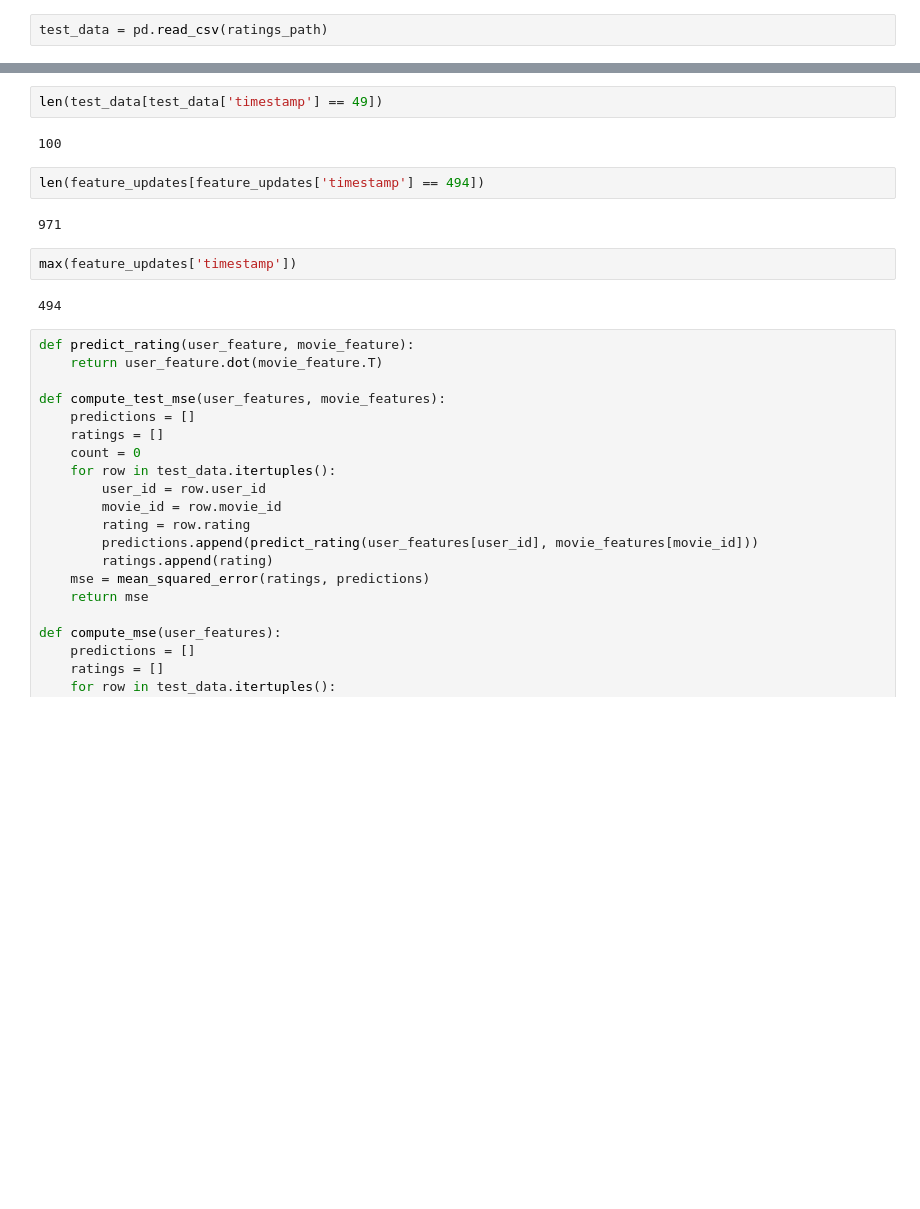
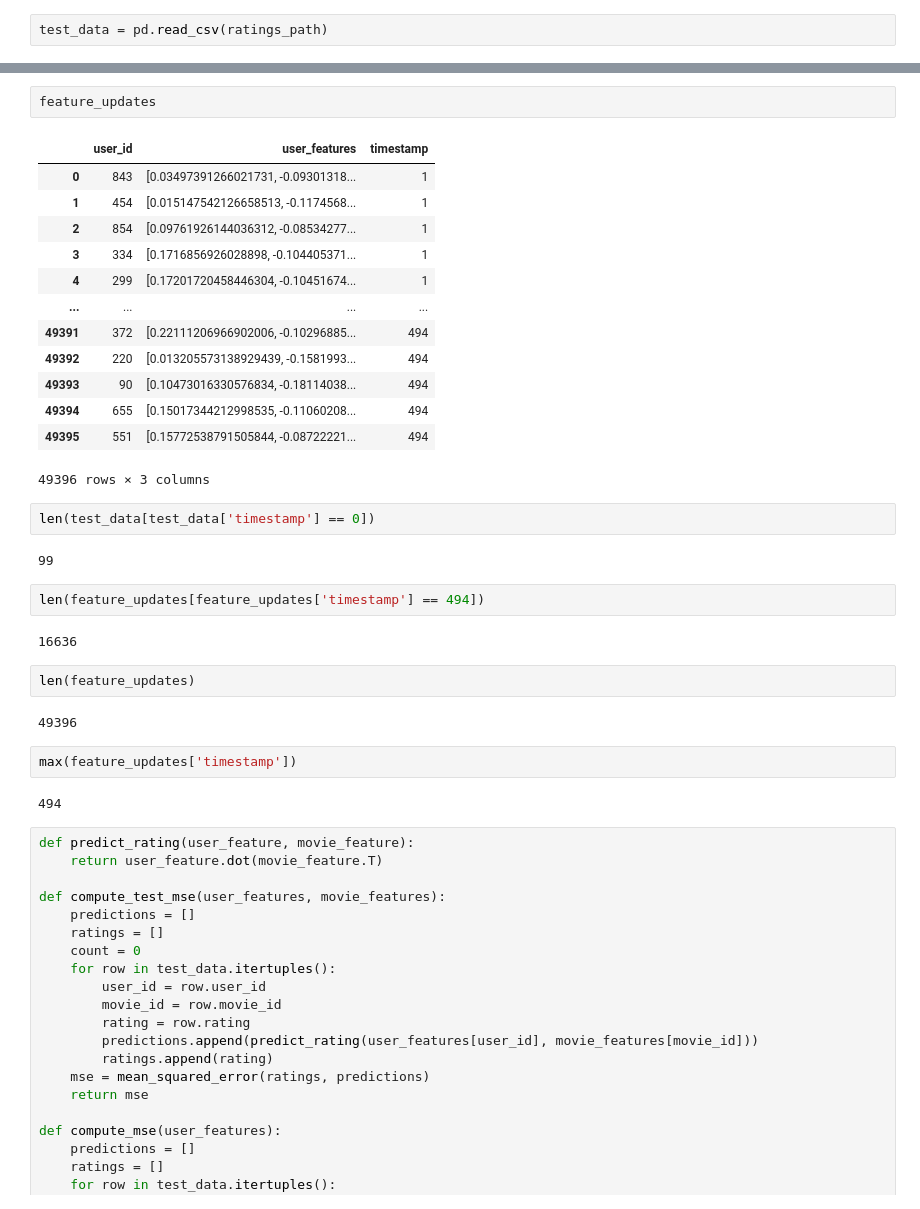
Before and after one commit to feature-store/experiments, a Jupyter notebook: workloads/recsys/test_ralf_mse.ipynb, the cells around one changed output, grey strips where cells are left out. Cells and saved outputs as stored; diff of their text form; blank space fills up the shorter version.

```diff
--- a/workloads/recsys/test_ralf_mse.ipynb
+++ b/workloads/recsys/test_ralf_mse.ipynb
@@ -33,15 +33,35 @@ len(feature_updates)
-# %%
-len(test_data[test_data['timestamp'] == 49])
-# %% [output]
-100
-# %%
-len(feature_updates[feature_updates['timestamp'] == 494])
-# %% [output]
-971
-# %%
-max(feature_updates['timestamp'])
-# %% [output]
-494
+# %%
+feature_updates
+# %% [output]
+|  | user_id | user_features | timestamp |
+| 0 | 843 | [0.03497391266021731, -0.09301318... | 1 |
+| 1 | 454 | [0.015147542126658513, -0.1174568... | 1 |
+| 2 | 854 | [0.09761926144036312, -0.08534277... | 1 |
+| 3 | 334 | [0.1716856926028898, -0.104405371... | 1 |
+| 4 | 299 | [0.17201720458446304, -0.10451674... | 1 |
+| ... | ... | ... | ... |
+| 49391 | 372 | [0.22111206966902006, -0.10296885... | 494 |
+| 49392 | 220 | [0.013205573138929439, -0.1581993... | 494 |
+| 49393 | 90 | [0.10473016330576834, -0.18114038... | 494 |
+| 49394 | 655 | [0.15017344212998535, -0.11060208... | 494 |
+| 49395 | 551 | [0.15772538791505844, -0.08722221... | 494 |
+49396 rows × 3 columns
+# %%
+len(test_data[test_data['timestamp'] == 0])
+# %% [output]
+99
+# %%
+len(feature_updates[feature_updates['timestamp'] == 494])
+# %% [output]
+16636
+# %%
+len(feature_updates)
+# %% [output]
+49396
+# %%
+max(feature_updates['timestamp'])
+# %% [output]
+494
 # %%
 def predict_rating(user_feature, movie_feature):
     return user_feature.dot(movie_feature.T)
```
Also changed, not shown: parts of 4 cells of this notebook, 2 other files.
